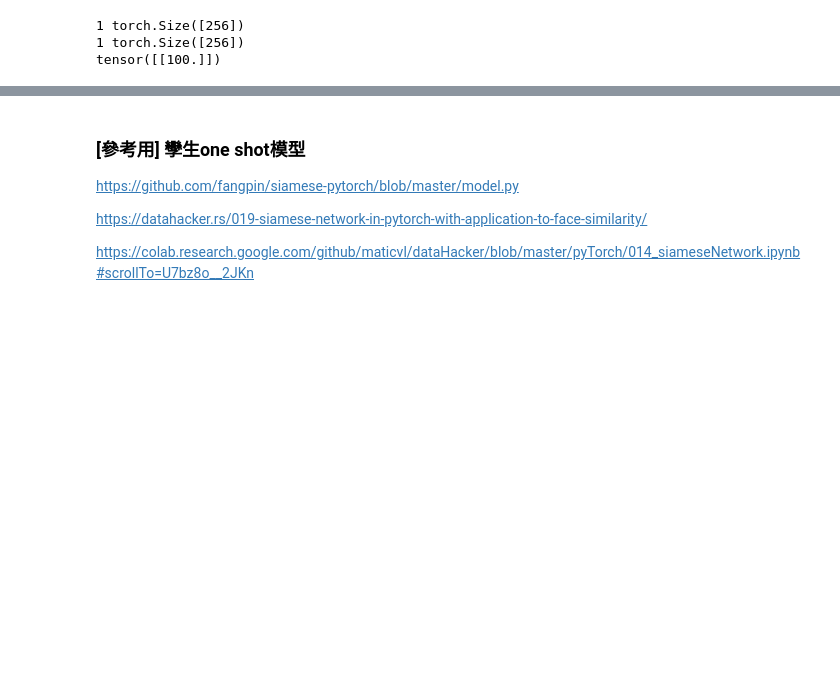
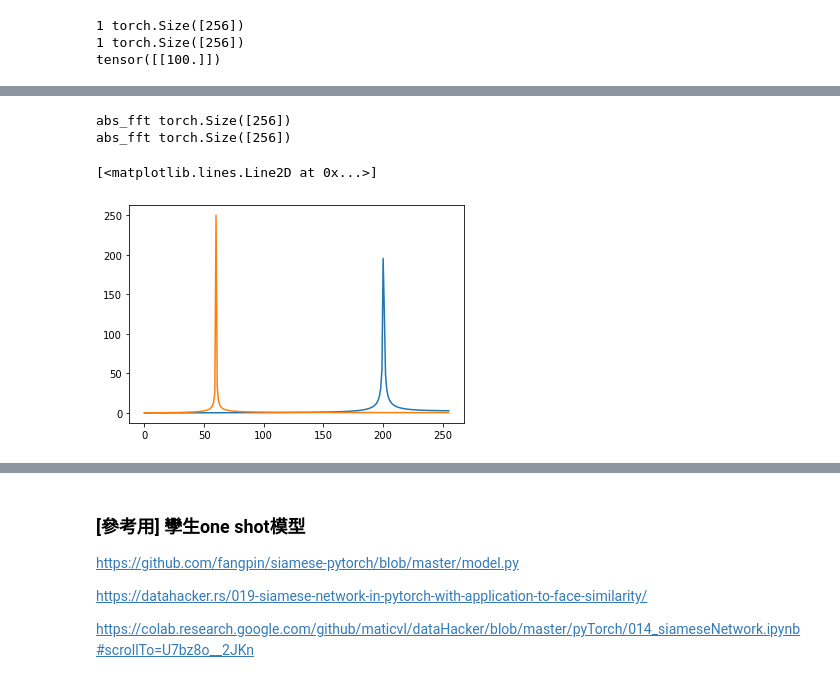
Before and after one commit to hughman1986/DiagnosisModel_ONNX_Converter, a Jupyter notebook: 診斷算法測試.ipynb, the cells around one changed output, grey strips where cells are left out. Cells and saved outputs as stored; diff of their text form; code cells hidden in the pictures; blank space fills up the shorter version.

```diff
--- a/診斷算法測試.ipynb
+++ b/診斷算法測試.ipynb
@@ -160,0 +220,10 @@ Text(0.5, 1.0, 'feature vector')
+# %%
+_,_,fft1_abnormal = Sin_fun_gen(200)
+_,_,fft2_normal = Sin_fun_gen(60)
+plt.plot(fft1_abnormal)
+plt.plot(fft2_normal)
+# %% [output]
+abs_fft torch.Size([256])
+abs_fft torch.Size([256])
+[<matplotlib.lines.Line2D at 0x...>]
+[figure, added]
```
Also changed, not shown: parts of 14 cells of this notebook.
